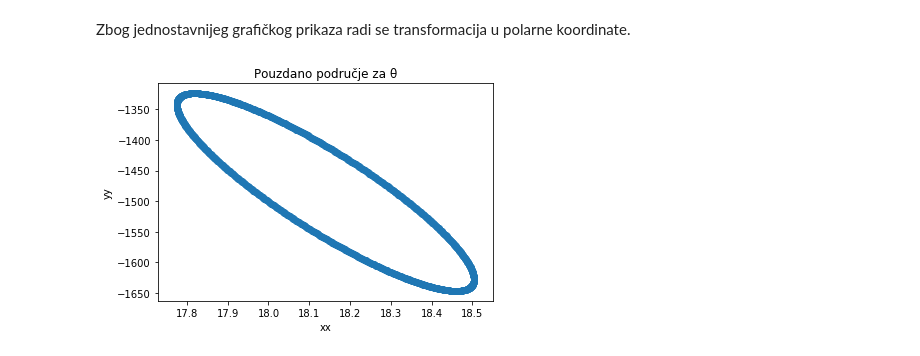
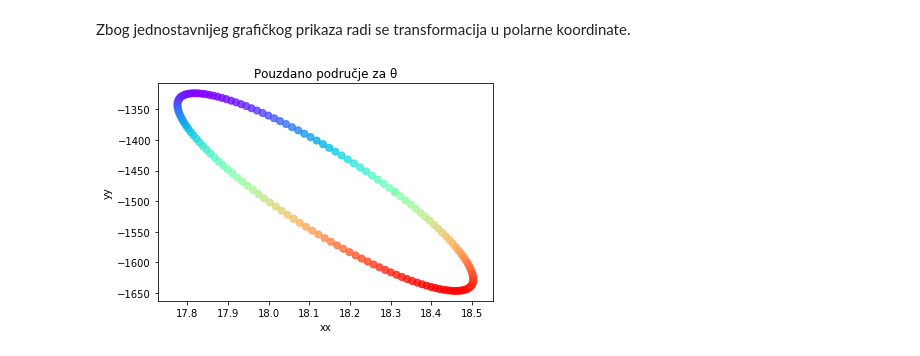
Before and after one commit to pevlaic/Softver, a Jupyter notebook: Petra_MS1.ipynb, the cells around one changed output. Cells and saved outputs as stored; diff of their text form; code cells hidden in the pictures.

```diff
--- a/Petra_MS1.ipynb
+++ b/Petra_MS1.ipynb
@@ -164,10 +207,6 @@ H=np.zeros((n,n))
 H=X @ la.inv(X.T @ X) @ X.T
 
 h=np.diag(H)
-
-#ovo pribaci gore
-k=1
-sigmakap=SSE/(n-k-1)
 j=np.ones(n)
 
 es=e/np.sqrt(sigmakap*(j-h))
@@ -290,20 +327,21 @@ ry=np.sqrt(-pom/A[1,1])
 Zbog jednostavnijeg grafičkog prikaza radi se transformacija u polarne koordinate.
 # %%
 import math
-theta=np.linspace(start=0,stop=2*math.pi,num=1000)
+theta=np.linspace(start=0,stop=2*math.pi,num=150)
 
 xx=np.array([])
 yy=np.array([])
 
 xx=vektori[0,0]*(sx+rx*np.cos(theta))+vektori[0,1]*(sy+ry*np.sin(theta))
 
 yy=vektori[1,0]*(sx+rx*np.cos(theta))+vektori[1,1]*(sy+ry*np.sin(theta))
 
+import matplotlib.animation as animation
 
-plt.scatter(xx,yy)
+plt.scatter(xx,yy, c=np.arctan2(xx,yy), cmap='rainbow', s=50, alpha=0.8)
 plt.title('Pouzdano područje za θ')
 plt.xlabel('xx')
 plt.ylabel('yy')
 plt.show()
 # %% [output]
-[figure, old version]
+[figure, new version]
```
Also changed, not shown: parts of 21 cells of this notebook.
